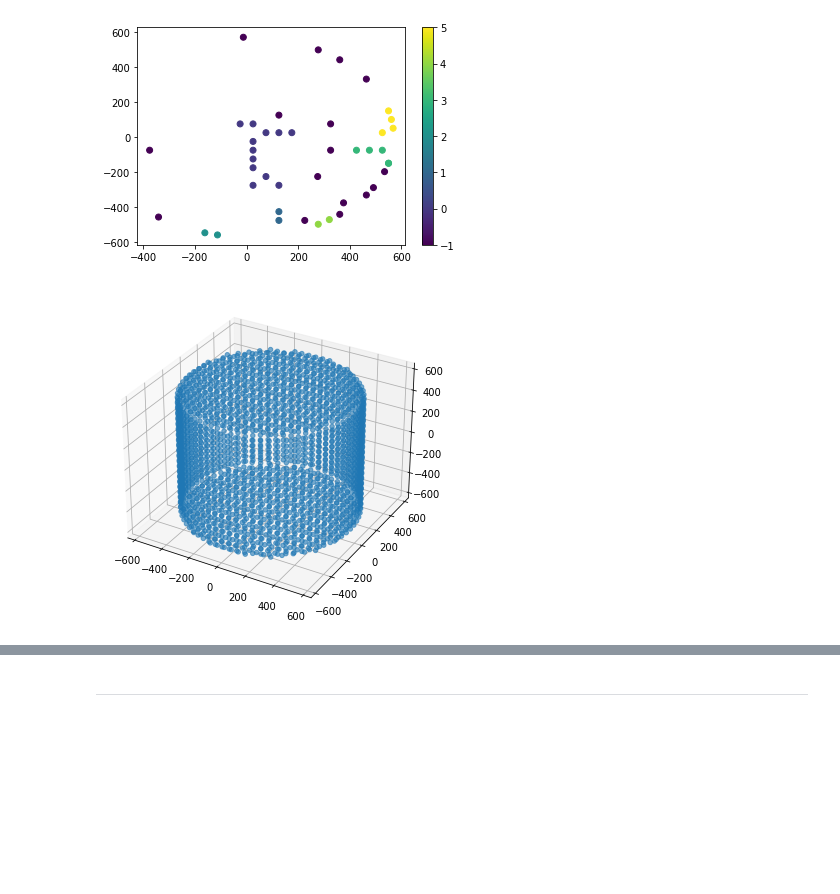
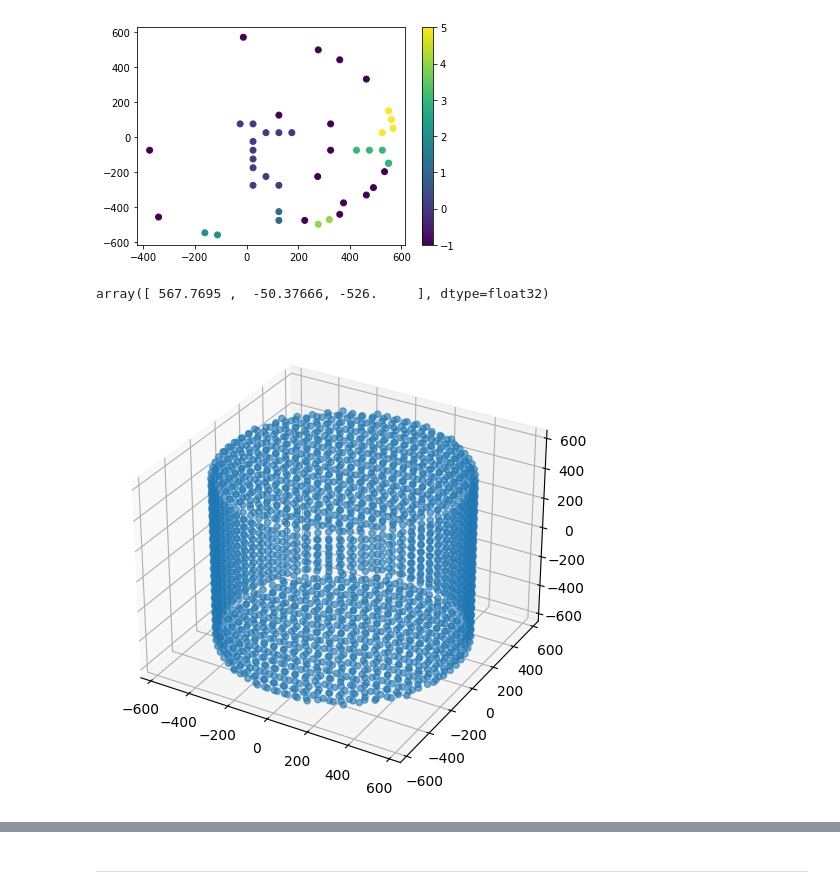
Before and after one commit to sophiafarrell/mlwatch, a Jupyter notebook: positions.ipynb, the cells around one changed output, grey strips where cells are left out. Saved outputs shown, nothing was run; the diff lists cells and outputs as text; code cells hidden in the pictures; blank space fills up the shorter version.

```diff
--- a/positions.ipynb
+++ b/positions.ipynb
@@ -82,16 +82,20 @@ plt.colorbar()
 <matplotlib.colorbar.Colorbar at 0x...>
 [figure]
 # %%
-# what = uproot.open('data/fastn.root'+':runSummary')
-# smth = what['xyz']
-# pmtpositions = smth.arrays(library='np')['xyz']
-# thing = pmtpositions[0][:-1]
-# whatis = thing.reshape((2330,3))
-# np.savetxt('pmtpositions.csv', whatis, delimiter=',')
+what = uproot.open('data/fastn.root'+':runSummary')
+smth = what['xyz']
+pmtpositions = smth.arrays(library='np')['xyz']
+thing = pmtpositions[0][:-1]
+whatis = thing.reshape((2330,3))
+np.savetxt('pmtpositions.csv', whatis, delimiter=',')
+# %%
+whatis[2329]
+# %% [output]
+array([ 567.7695 ,  -50.37666, -526.     ], dtype=float32)
 # %%
-# fig = plt.figure(figsize=(10,6))
-# ax = fig.add_subplot(projection='3d')
-# ax.scatter(whatis[:,0], whatis[:,1], whatis[:,2], alpha=.6)
-# plt.show()
+fig = plt.figure(figsize=(10,6))
+ax = fig.add_subplot(projection='3d')
+ax.scatter(whatis[:,0], whatis[:,1], whatis[:,2], alpha=.6)
+plt.show()
 # %% [output]
-[figure, old version]
+[figure, new version]
```
Also changed, not shown: parts of 36 cells of this notebook, 2 other files.
